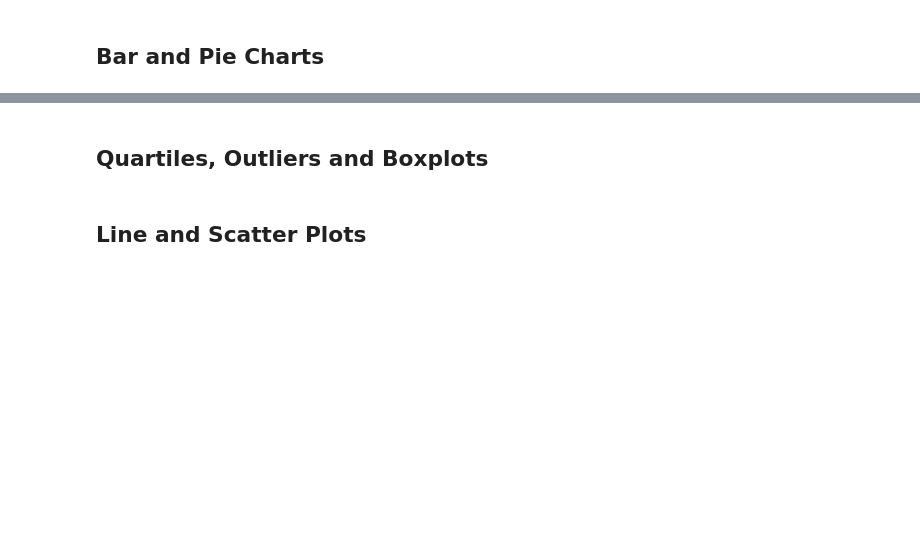
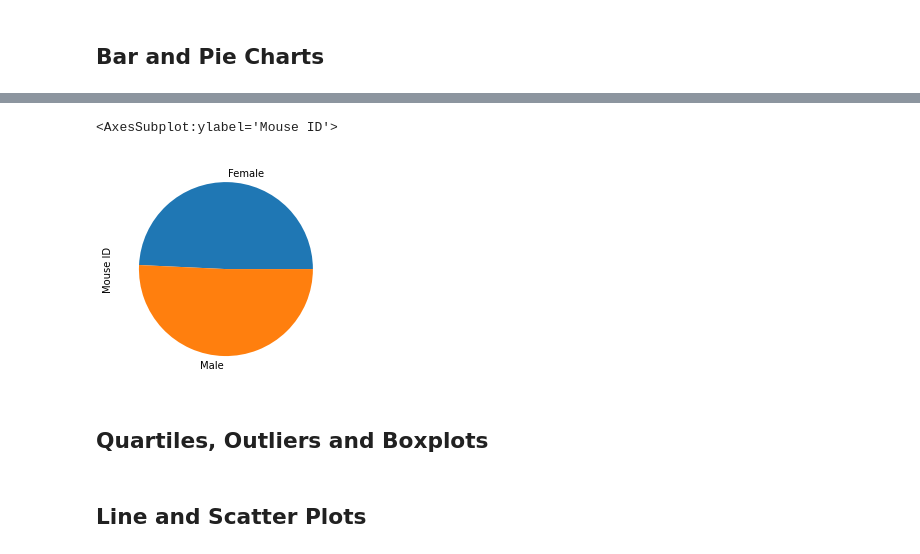
Before and after one commit to dany-roman/anti-tumor-therapeutic-analysis, a Jupyter notebook: animal study analysis.ipynb, the cells around one changed output, grey strips where cells are left out. Saved outputs shown, nothing was run; the diff lists cells and outputs as text; code cells hidden in the pictures; blank space fills up the shorter version.

```diff
--- a/animal study analysis.ipynb
+++ b/animal study analysis.ipynb
@@ -144,5 +142,13 @@ TypeError: unhashable type: 'numpy.ndarray'
 # %%
 # Generate a pie plot showing the distribution of female versus male mice using pandas
+sex_group = study_animals[['Mouse ID', 'Drug Regimen','Sex']].groupby('Sex')
+sex_count = sex_group['Mouse ID'].count()
+
+# drug_regimen = sex_group['Drug Regimen'].unique()
+sex_count.plot(kind='pie')
+# %% [output]
+<AxesSubplot:ylabel='Mouse ID'>
+[figure, added]
 # %%
 # Generate a pie plot showing the distribution of female versus male mice using pyplot
 # %% [markdown]
```
Also changed, not shown: parts of 3 cells of this notebook.
